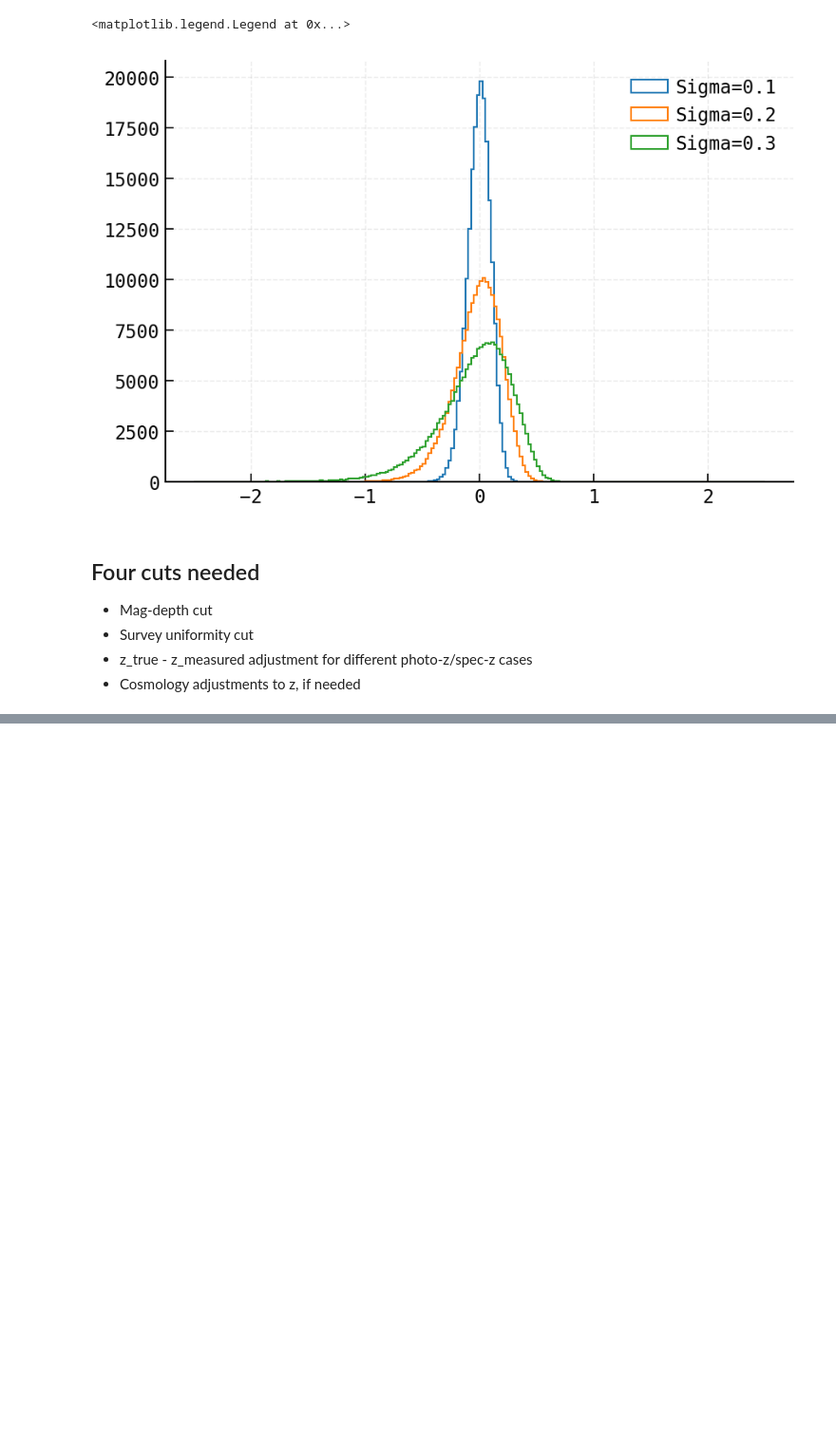
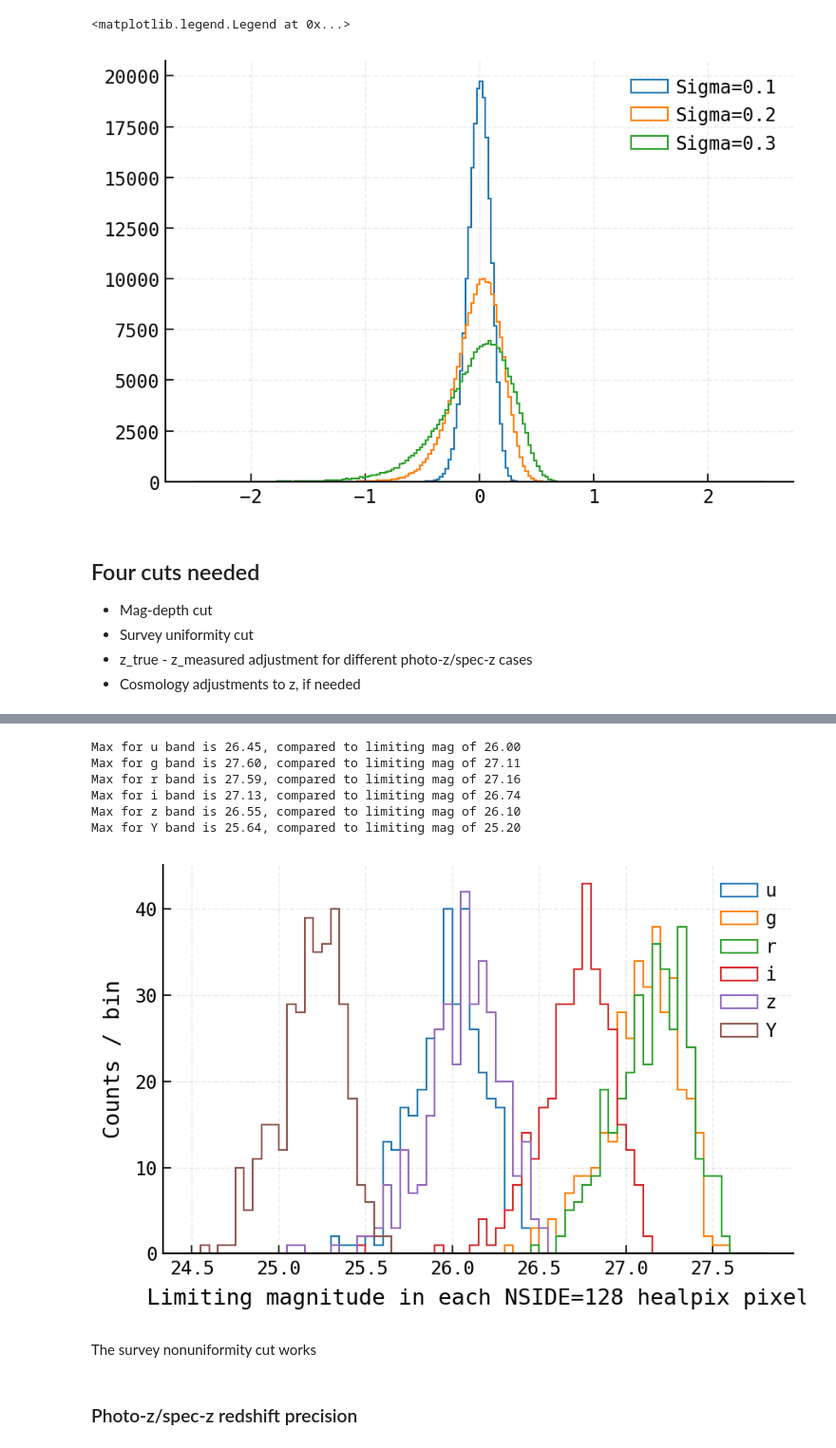
Before and after one commit to LSSTDESC/gwStreetlights, a Jupyter notebook: galCats/initialCuts.ipynb, the cells around one changed output, grey strips where cells are left out. Shown: that part at 95% size. Cells and saved outputs as stored; diff of their text form; code cells hidden in the pictures; blank space fills up the shorter version.

```diff
--- a/galCats/initialCuts.ipynb
+++ b/galCats/initialCuts.ipynb
@@ -238,0 +266,9 @@ ax.legend()
+# %%
+hp_uniq_ids = np.unique(data["hp_ind_nside128"])
+n_adjustments = len(hp_uniq_ids)
+sigma=0.2
+# %%
+%%time
+
+hp_band_dict = ut.getHp_band_dict(hp_uniq_ids,LSST_bands,sigma,NSIDE,limiting_mags)
+data = ut.dropFaintGalaxies(data,hp_uniq_ids,LSST_bands,hp_band_dict)
@@ -238,0 +295,33 @@ ax.legend()
+# %%
+for band in LSST_bands:
+    _max = 0
+    for ind in hp_band_dict.keys():
+        if hp_band_dict[ind][band]>_max:
+            _max = hp_band_dict[ind][band]
+    print(f"Max for {band} band is {_max:.2f}, compared to limiting mag of {limiting_mags[band]:.2f}")
+# %% [output]
+Max for u band is 26.45, compared to limiting mag of 26.00
+Max for g band is 27.60, compared to limiting mag of 27.11
+Max for r band is 27.59, compared to limiting mag of 27.16
+Max for i band is 27.13, compared to limiting mag of 26.74
+Max for z band is 26.55, compared to limiting mag of 26.10
+Max for Y band is 25.64, compared to limiting mag of 25.20
+# %%
+fig,ax = plt.subplots()
+for band in LSST_bands:
+    limits = []
+    for ind in hp_band_dict.keys():
+        limits.append(hp_band_dict[ind][band])
+    ax.hist(limits,histtype="step",density=False,
+                       bins=np.arange(24.5,27.8,step=0.05),label=f"{band}")
+ax.legend()
+ax.set_xlabel(f"Limiting magnitude in each NSIDE={NSIDE} healpix pixel")
+ax.set_ylabel("Counts / bin")
+
+plt.show()
+# %% [output]
+[figure, added]
+# %% [markdown]
+The survey nonuniformity cut works
+# %% [markdown]
+### Photo-z/spec-z redshift precision
```
Also changed, not shown: parts of 26 cells of this notebook.
